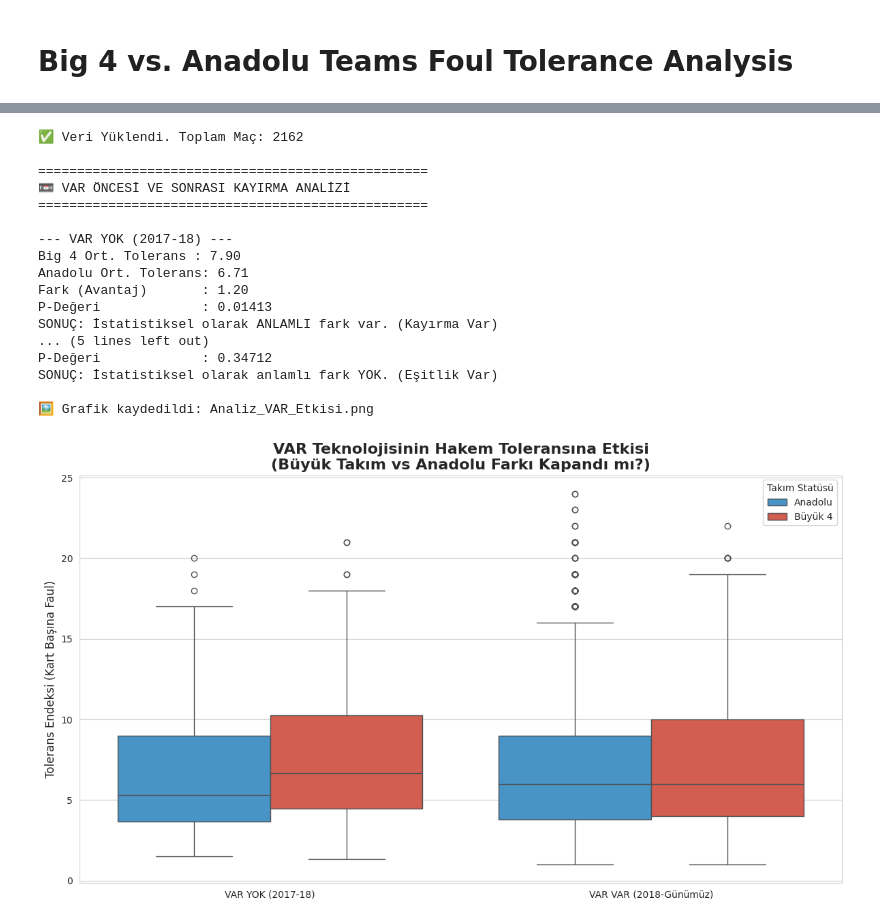
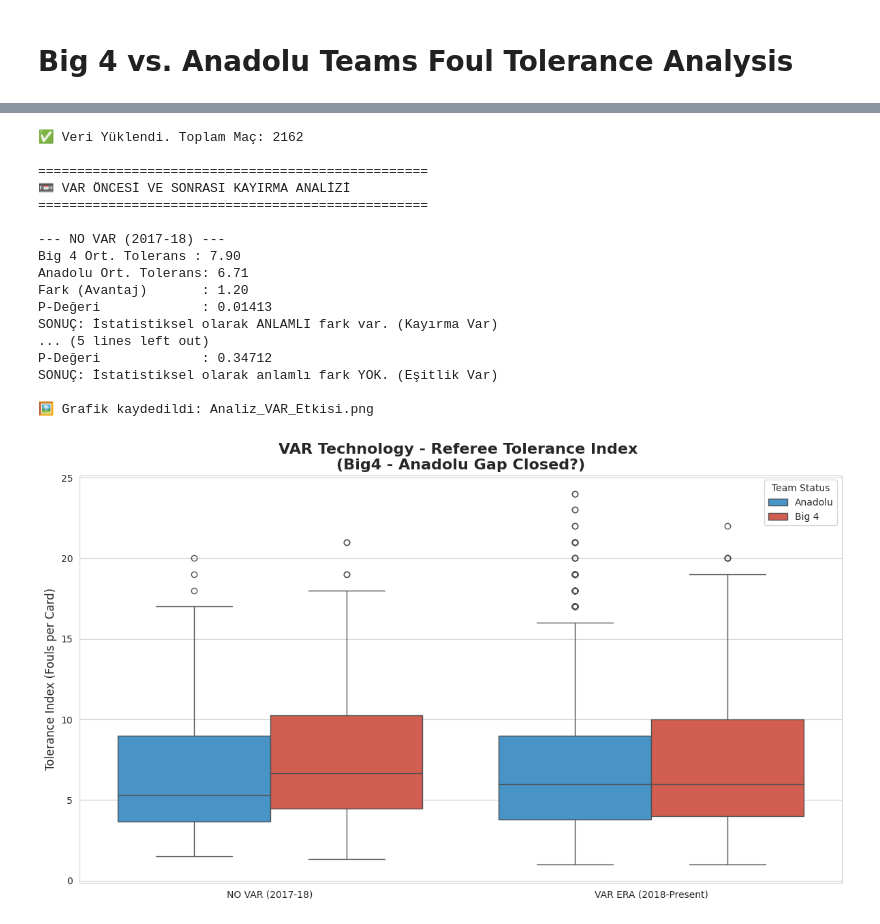
Before and after one commit to yusufOcakoglu/Deciding_the_MVP, a Jupyter notebook: Exploratory_Data_Analysis_and_Visualization.ipynb, the cells around one changed output, grey strips where cells are left out. Cells and saved outputs as stored; diff of their text form; code cells hidden in the pictures.

```diff
--- a/Exploratory_Data_Analysis_and_Visualization.ipynb
+++ b/Exploratory_Data_Analysis_and_Visualization.ipynb
@@ -137,7 +138,7 @@ import matplotlib.pyplot as plt
 from scipy import stats
 
 # Veriyi yükle
-df = pd.read_csv("TURKISH_SUPER_LIG_FULL_DATASET.csv")
+df = pd.read_csv("TURKISH_SUPER_LIG_FULL_DATASET_WITH_RANKS.csv")
 
 # Görsel ayarları
 sns.set_style("whitegrid")
@@ -150,31 +151,31 @@ print("\n--- 1. EV SAHİBİ vs DEPLASMAN FARKI ---")
 
 # Veriyi hazırlama (Melt)
 home = df[['Home_is_Big4', 'Home_Foul_Tolerance']].rename(columns={'Home_is_Big4': 'Is_Big4', 'Home_Foul_Tolerance': 'Tolerance'})
-home['Location'] = 'Ev Sahibi (Home)'
+home['Location'] = 'Home'
 
 away = df[['Away_is_Big4', 'Away_Foul_Tolerance']].rename(columns={'Away_is_Big4': 'Is_Big4', 'Away_Foul_Tolerance': 'Tolerance'})
-away['Location'] = 'Deplasman (Away)'
+away['Location'] = 'Away'
 
 full_data = pd.concat([home, away], ignore_index=True)
-full_data['Category'] = full_data['Is_Big4'].map({1: 'Büyük 4', 0: 'Anadolu'})
+full_data['Category'] = full_data['Is_Big4'].map({1: 'Big 4', 0: 'Anadolu'})
 full_data = full_data[full_data['Tolerance'] < 25] # Uç değer temizliği
 
 # Görselleştirme
 plt.figure(figsize=(12, 6))
 sns.boxplot(x='Location', y='Tolerance', hue='Category', data=full_data, palette="Set1")
-plt.title('Ev Sahibi ve Deplasmanda Hakem Toleransı', fontsize=16, weight='bold')
-plt.ylabel('Tolerans (Faul / Kart)', fontsize=12)
-plt.legend(title='Takım Türü')
+plt.title('Home vs.Away Referee Tolerance', fontsize=16, weight='bold')
+plt.ylabel('Tolerance (Fouls/ Card)', fontsize=12)
+plt.legend(title='Team Type')
 
 # T-Testi: Sadece Ev Sahibi Maçlarında Fark Var mı?
-home_big4 = full_data[(full_data['Location'] == 'Ev Sahibi (Home)') & (full_data['Category'] == 'Büyük 4')]['Tolerance']
-home_anadolu = full_data[(full_data['Location'] == 'Ev Sahibi (Home)') & (full_data['Category'] == 'Anadolu')]['Tolerance']
+home_big4 = full_data[(full_data['Location'] == 'Home') & (full_data['Category'] == 'Big 4')]['Tolerance']
+home_anadolu = full_data[(full_data['Location'] == 'Home') & (full_data['Category'] == 'Anadolu')]['Tolerance']
 t_stat, p_val = stats.ttest_ind(home_big4, home_anadolu)
 
 print(f"Ev Sahibi Maçlarında Farkın P-Değeri: {p_val:.5f}")
 if p_val < 0.05:
     print("SONUÇ: Büyük takımlar EVİNDE oynarken istatistiksel olarak kayırılıyor!")
-    plt.text(0, 22, "İSTATİSTİKSEL OLARAK ANLAMLI FARK!", ha='center', color='red', weight='bold')
+    plt.text(0, 22, "STATISTICALLY SIGNIFICANT DIFFERENCE!", ha='center', color='red', weight='bold')
 else:
     print("SONUÇ: Evinde oynarken bile fark yok.")
 
@@ -222,19 +225,19 @@ full_df = full_df[full_df['Tolerance'] < 25]
 def define_var_period(season):
     season = str(season)
     if season == '1718':
-        return 'VAR YOK (2017-18)'
+        return 'NO VAR (2017-18)'
     else:
-        return 'VAR VAR (2018-Günümüz)'
+        return 'VAR ERA (2018-Present)'
 
 full_df['VAR_Status'] = full_df['Season'].apply(define_var_period)
-full_df['Category'] = full_df['Is_Big4'].map({1: 'Büyük 4', 0: 'Anadolu'})
+full_df['Category'] = full_df['Is_Big4'].map({1: 'Big 4', 0: 'Anadolu'})
 
 # 4. İSTATİSTİKSEL TESTLER (PRE-VAR vs POST-VAR)
 print("\n" + "="*50)
 print("📼 VAR ÖNCESİ VE SONRASI KAYIRMA ANALİZİ")
 print("="*50)
 
-periods = ['VAR YOK (2017-18)', 'VAR VAR (2018-Günümüz)']
+periods = ['NO VAR (2017-18)', 'VAR ERA (2018-Present)']
 
 for period in periods:
     period_data = full_df[full_df['VAR_Status'] == period]
@@ -268,35 +271,35 @@ sns.boxplot(
     y='Tolerance',
     hue='Category',
     palette=['#3498db', '#e74c3c'],
     showfliers=True # İstersen uç değerleri gizlemek için (grafik daha temiz durur)
 )
 
-plt.title('VAR Teknolojisinin Hakem Toleransına Etkisi\n(Büyük Takım vs Anadolu Farkı Kapandı mı?)', fontsize=16, fontweight='bold')
-plt.ylabel('Tolerans Endeksi (Kart Başına Faul)', fontsize=12)
+plt.title('VAR Technology - Referee Tolerance Index \n(Big4 - Anadolu Gap Closed?)', fontsize=16, fontweight='bold')
+plt.ylabel('Tolerance Index (Fouls per Card)', fontsize=12)
 plt.xlabel('')
-plt.legend(title='Takım Statüsü')
+plt.legend(title='Team Status')
 
 # Grafiği Kaydet
 plt.tight_layout()
 plt.savefig("Analiz_VAR_Etkisi.png", dpi=300)
 print("\n🖼️ Grafik kaydedildi: Analiz_VAR_Etkisi.png")
 plt.show()
 # %% [output]
 ✅ Veri Yüklendi. Toplam Maç: 2162
 
 ==================================================
 📼 VAR ÖNCESİ VE SONRASI KAYIRMA ANALİZİ
 ==================================================
 
---- VAR YOK (2017-18) ---
+--- NO VAR (2017-18) ---
 Big 4 Ort. Tolerans : 7.90
 Anadolu Ort. Tolerans: 6.71
 Fark (Avantaj)       : 1.20
 P-Değeri             : 0.01413
 SONUÇ: İstatistiksel olarak ANLAMLI fark var. (Kayırma Var)
 ... (5 lines left out)
 P-Değeri             : 0.34712
 SONUÇ: İstatistiksel olarak anlamlı fark YOK. (Eşitlik Var)
 
 🖼️ Grafik kaydedildi: Analiz_VAR_Etkisi.png
-[figure, old version]
+[figure, new version]
```
Also changed, not shown: parts of 25 cells of this notebook, 2 other files.
